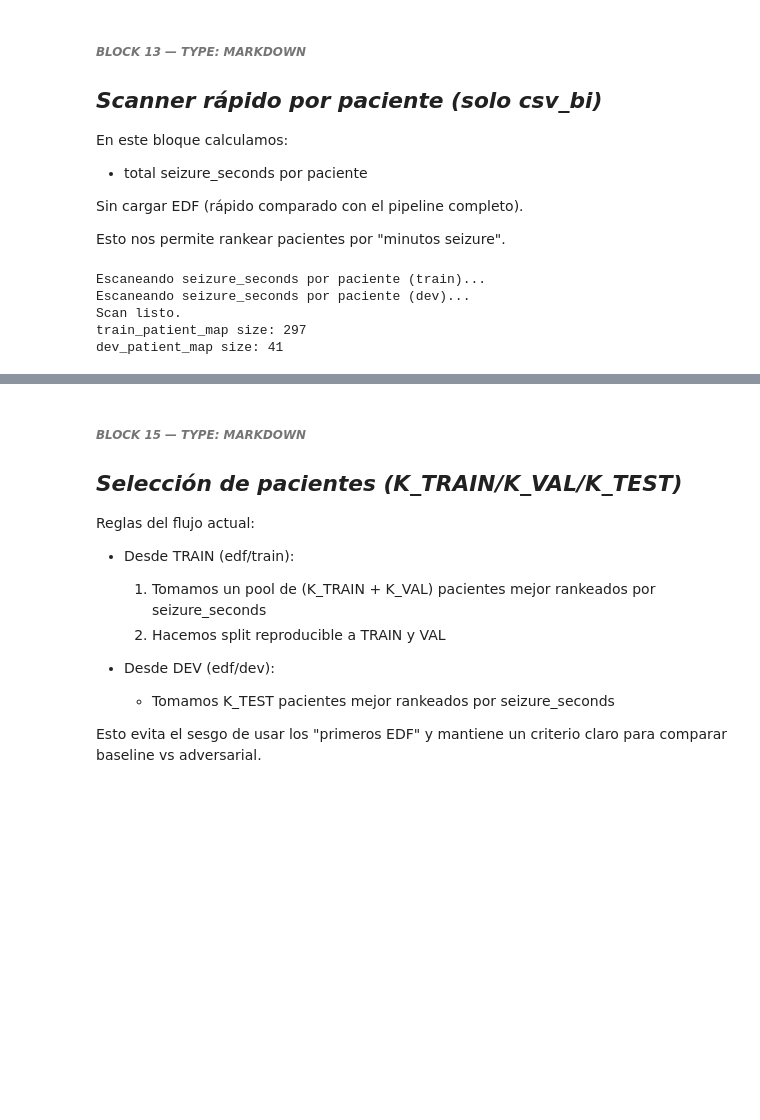
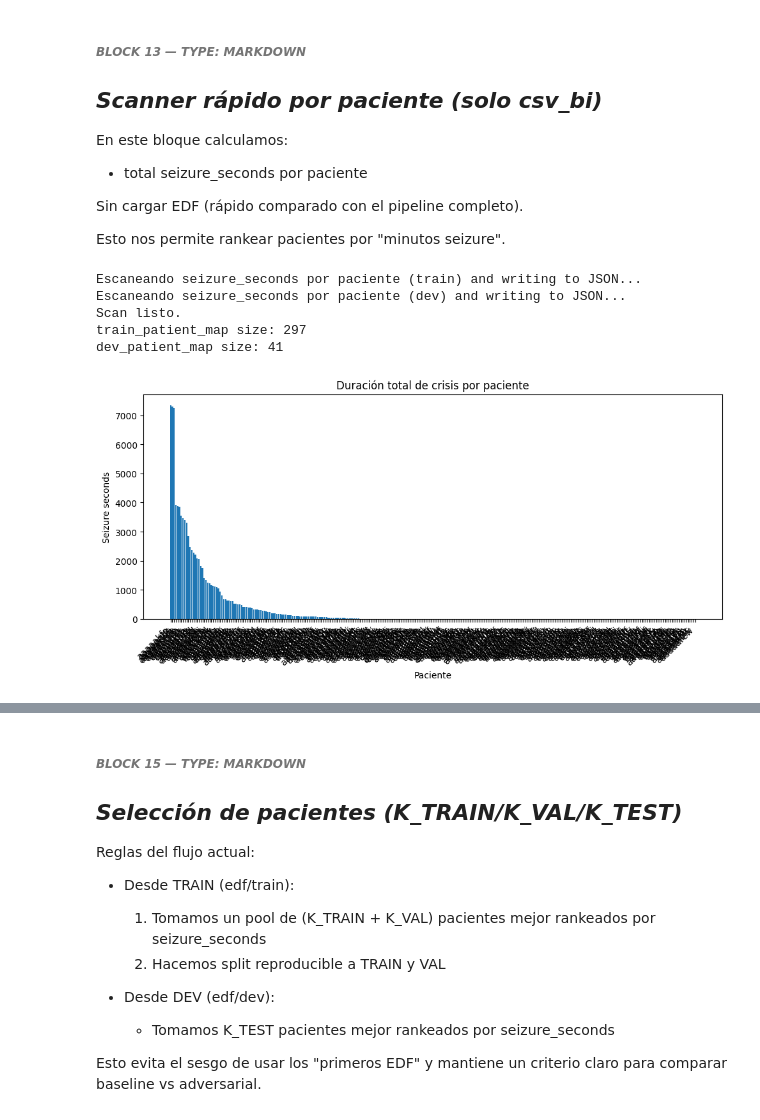
Before and after one commit to Noodle96/Topicos_Ciencia_Datos, a Jupyter notebook: Tesis/preprocesamiento/notebook/TUSZ_v2.0.3_preprocesamiento.ipynb, the cells around one changed output, grey strips where cells are left out. Cells and saved outputs as stored; diff of their text form; code cells hidden in the pictures; blank space fills up the shorter version.

```diff
--- a/Tesis/preprocesamiento/notebook/TUSZ_v2.0.3_preprocesamiento.ipynb
+++ b/Tesis/preprocesamiento/notebook/TUSZ_v2.0.3_preprocesamiento.ipynb
@@ -413,19 +451,38 @@ SKIP_REFERENCE_TYPES: Set[str] = {"02_tcp_le", "03_tcp_ar_a"}
 # deseo import PatientSummary
 from patient_selection import PatientSummary
 
-print("Escaneando seizure_seconds por paciente (train)...")
+print("Escaneando seizure_seconds por paciente (train) and writing to JSON...")
+# Ademas en "path_json_output" veremos las estadisticas por paciente
+outTrainJson: List[Dict[str, float]] = []
 train_patient_map: Dict[str, PatientSummary] = scan_patient_summaries(
     train_val_paths,
+    path_json_output=os.path.join(
+        RAIZ,
+        "preprocesamiento",
+        "output",
+        "INITIAL_PARTITION_TRAIN_JSON.json",
+    ),
+    outJson=outTrainJson,
     skip_reference_types=SKIP_REFERENCE_TYPES,
     get_labels_complete_fn=get_labels_complete_from_csv_bi_clasificacion_binaria,
 )
+# print("outJson train", len(outTrainJson)) # 297
 
-print("Escaneando seizure_seconds por paciente (dev)...")
+print("Escaneando seizure_seconds por paciente (dev) and writing to JSON...")
+outDevJson: List[Dict[str, float]] = []
 dev_patient_map: Dict[str, PatientSummary] = scan_patient_summaries(
     dev_paths,
+    path_json_output=os.path.join(
+        RAIZ,
+        "preprocesamiento",
+        "output",
+        "INITIAL_PARTITION_DEV_JSON.json",
+    ),
+    outJson=outDevJson,
     skip_reference_types=SKIP_REFERENCE_TYPES,
     get_labels_complete_fn=get_labels_complete_from_csv_bi_clasificacion_binaria,
 )
+# print("outJson dev", len(outDevJson)) # 41
 
 # imprimiendo los 5 primeros
 # for i, (pid, summary) in enumerate(dev_patient_map.items()):
@@ -454,8 +511,33 @@ print("dev_patient_map size:", len(dev_patient_map))
 # train_patient_map size: 579
 # dev_patient_map size: 53
 # %% [output]
-Escaneando seizure_seconds por paciente (train)...
-Escaneando seizure_seconds por paciente (dev)...
+Escaneando seizure_seconds por paciente (train) and writing to JSON...
+Escaneando seizure_seconds por paciente (dev) and writing to JSON...
 Scan listo.
 train_patient_map size: 297
 dev_patient_map size: 41
+# %%
+# TYPE: CODE 14.1
+
+
+import matplotlib.pyplot as plt
+import pandas as pd
+
+df = pd.DataFrame(outTrainJson)
+
+plt.figure(figsize=(10, 5))
+
+plt.bar(
+    df["patient_id"],
+    df["seizure_seconds"]
+)
+
+plt.xlabel("Paciente")
+plt.ylabel("Seizure seconds")
+plt.title("Duración total de crisis por paciente")
+
+plt.xticks(rotation=45, ha="right")
+plt.tight_layout()
+plt.show()
+# %% [output]
+[figure, added]
```
Also changed, not shown: parts of 10 cells of this notebook, 8 other files.
